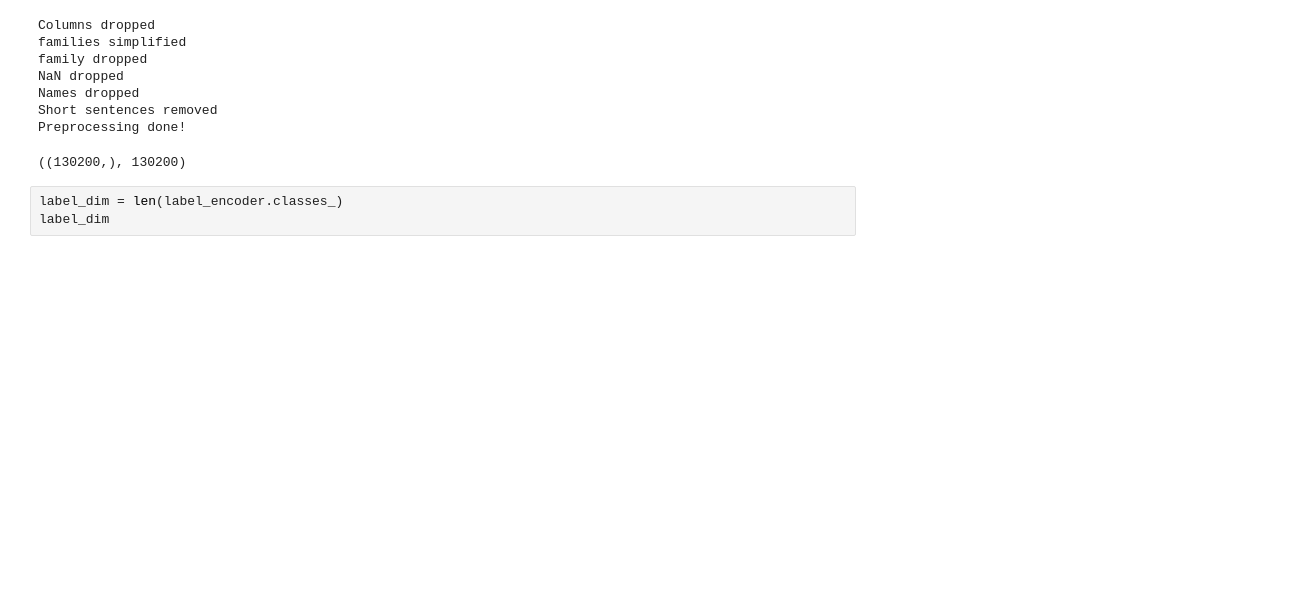
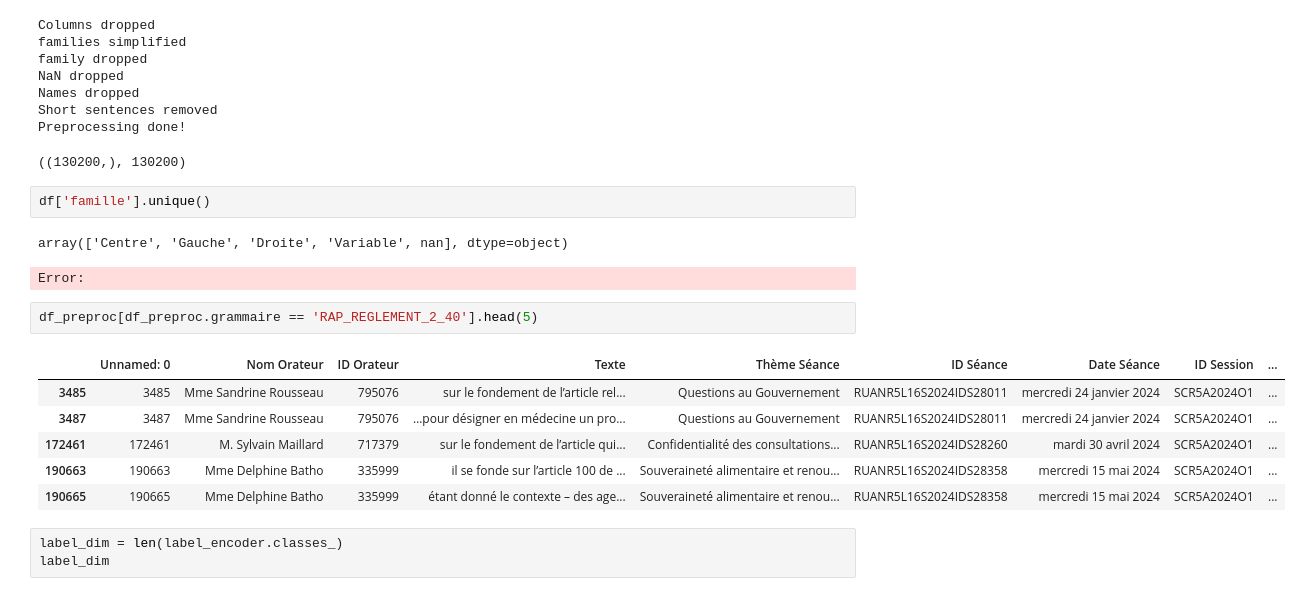
Before and after one commit to Rendalae/harrisvstrump, a Jupyter notebook: models_Bert.ipynb, the cells around one changed output. Cells and saved outputs as stored; diff of their text form; blank space fills up the shorter version.

```diff
--- a/models_Bert.ipynb
+++ b/models_Bert.ipynb
@@ -78,6 +78,20 @@ Names dropped
 Short sentences removed
 Preprocessing done!
 ((130200,), 130200)
+# %%
+df['famille'].unique()
+# %% [output]
+array(['Centre', 'Gauche', 'Droite', 'Variable', nan], dtype=object)
+Error:
+# %%
+df_preproc[df_preproc.grammaire == 'RAP_REGLEMENT_2_40'].head(5)
+# %% [output]
+|  | Unnamed: 0 | Nom Orateur | ID Orateur | Texte | Thème Séance | ID Séance | Date Séance | ID Session | ... |
+| 3485 | 3485 | Mme Sandrine Rousseau | 795076 | sur le fondement de l’article rel... | Questions au Gouvernement | RUANR5L16S2024IDS28011 | mercredi 24 janvier 2024 | SCR5A2024O1 | ... |
+| 3487 | 3487 | Mme Sandrine Rousseau | 795076 | …pour désigner en médecine un pro... | Questions au Gouvernement | RUANR5L16S2024IDS28011 | mercredi 24 janvier 2024 | SCR5A2024O1 | ... |
+| 172461 | 172461 | M. Sylvain Maillard | 717379 | sur le fondement de l’article qui... | Confidentialité des consultations... | RUANR5L16S2024IDS28260 | mardi 30 avril 2024 | SCR5A2024O1 | ... |
+| 190663 | 190663 | Mme Delphine Batho | 335999 | il se fonde sur l’article 100 de ... | Souveraineté alimentaire et renou... | RUANR5L16S2024IDS28358 | mercredi 15 mai 2024 | SCR5A2024O1 | ... |
+| 190665 | 190665 | Mme Delphine Batho | 335999 | étant donné le contexte – des age... | Souveraineté alimentaire et renou... | RUANR5L16S2024IDS28358 | mercredi 15 mai 2024 | SCR5A2024O1 | ... |
 # %%
 label_dim = len(label_encoder.classes_)
 label_dim
```
Also changed, not shown: parts of 1 cell of this notebook.
